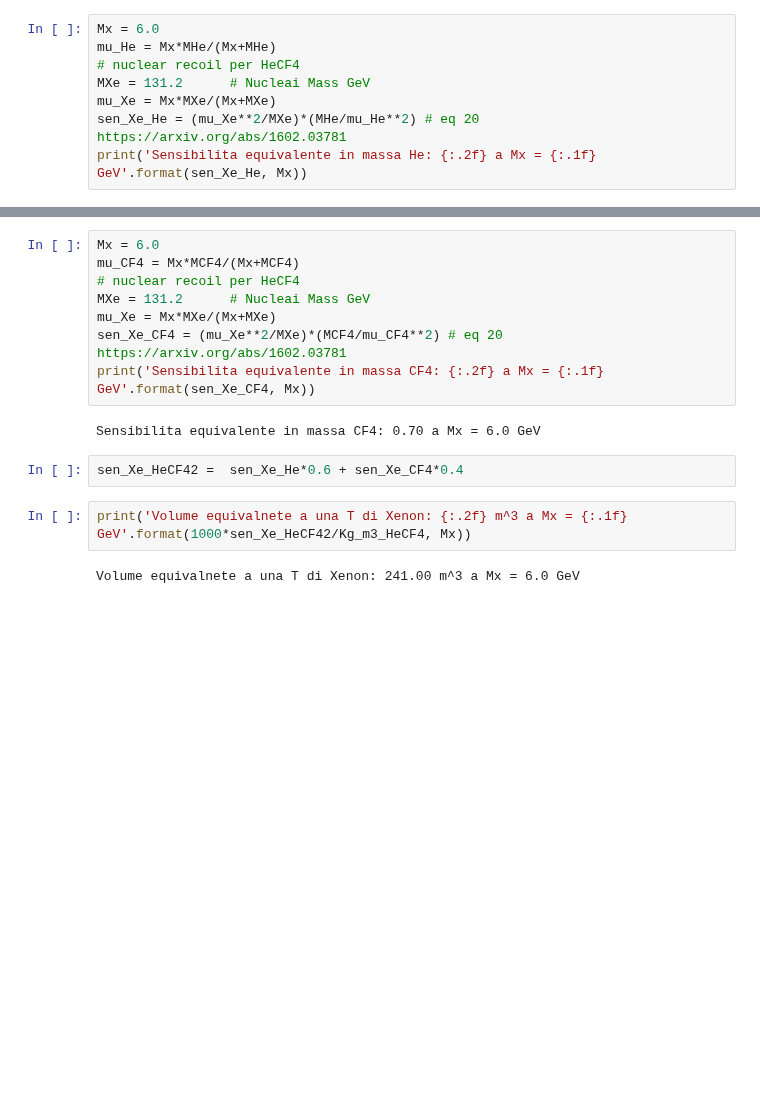
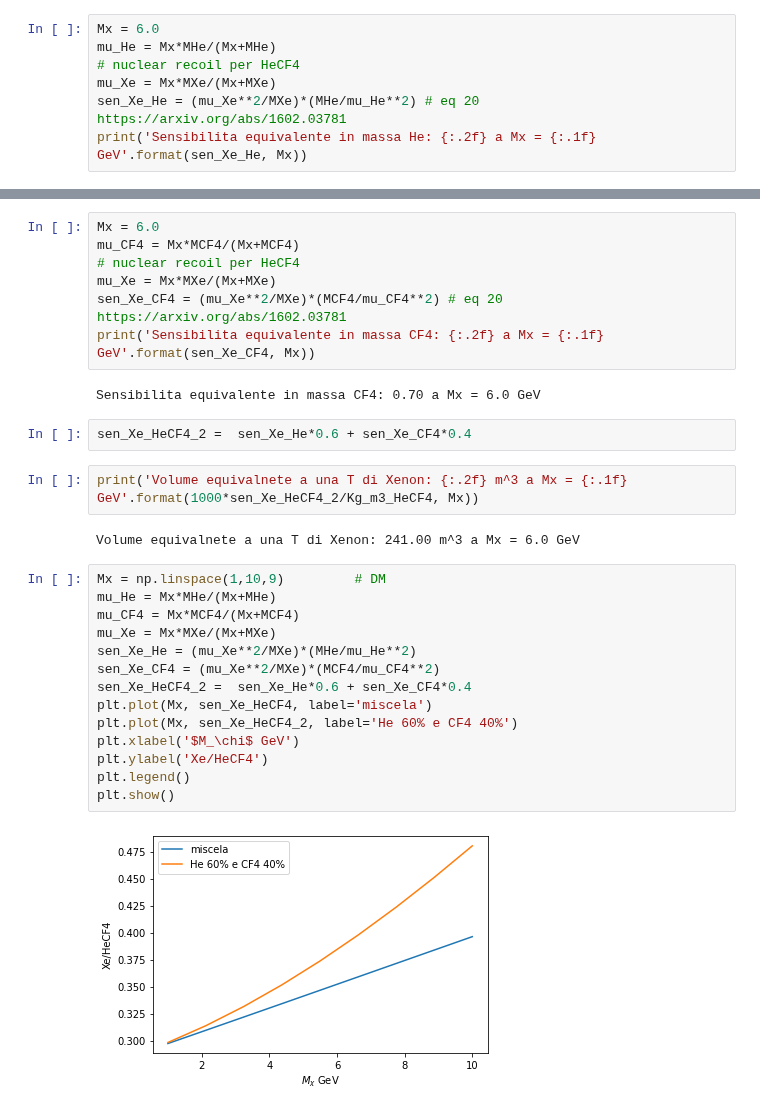
Before and after one commit to gmazzitelli/studenti, a Jupyter notebook: dark_matter.ipynb, the cells around one changed output, grey strips where cells are left out. Saved outputs shown, nothing was run; the diff lists cells and outputs as text; blank space fills up the shorter version.

```diff
--- a/dark_matter.ipynb
+++ b/dark_matter.ipynb
@@ -87,7 +87,6 @@ plt.show()
 Mx = 6.0
 mu_He = Mx*MHe/(Mx+MHe)
 # nuclear recoil per HeCF4
-MXe = 131.2      # Nucleai Mass GeV
 mu_Xe = Mx*MXe/(Mx+MXe)
 sen_Xe_He = (mu_Xe**2/MXe)*(MHe/mu_He**2) # eq 20 https://arxiv.org/abs/1602.03781
 print('Sensibilita equivalente in massa He: {:.2f} a Mx = {:.1f} GeV'.format(sen_Xe_He, Mx))
@@ -97,15 +96,30 @@ Sensibilita equivalente in massa He: 0.17 a Mx = 6.0 GeV
 Mx = 6.0
 mu_CF4 = Mx*MCF4/(Mx+MCF4)
 # nuclear recoil per HeCF4
-MXe = 131.2      # Nucleai Mass GeV
 mu_Xe = Mx*MXe/(Mx+MXe)
 sen_Xe_CF4 = (mu_Xe**2/MXe)*(MCF4/mu_CF4**2) # eq 20 https://arxiv.org/abs/1602.03781
 print('Sensibilita equivalente in massa CF4: {:.2f} a Mx = {:.1f} GeV'.format(sen_Xe_CF4, Mx))
 # %% [output]
 Sensibilita equivalente in massa CF4: 0.70 a Mx = 6.0 GeV
 # %%
-sen_Xe_HeCF42 =  sen_Xe_He*0.6 + sen_Xe_CF4*0.4
+sen_Xe_HeCF4_2 =  sen_Xe_He*0.6 + sen_Xe_CF4*0.4
 # %%
-print('Volume equivalnete a una T di Xenon: {:.2f} m^3 a Mx = {:.1f} GeV'.format(1000*sen_Xe_HeCF42/Kg_m3_HeCF4, Mx))
+print('Volume equivalnete a una T di Xenon: {:.2f} m^3 a Mx = {:.1f} GeV'.format(1000*sen_Xe_HeCF4_2/Kg_m3_HeCF4, Mx))
 # %% [output]
 Volume equivalnete a una T di Xenon: 241.00 m^3 a Mx = 6.0 GeV
+# %%
+Mx = np.linspace(1,10,9)         # DM
+mu_He = Mx*MHe/(Mx+MHe)
+mu_CF4 = Mx*MCF4/(Mx+MCF4)
+mu_Xe = Mx*MXe/(Mx+MXe)
+sen_Xe_He = (mu_Xe**2/MXe)*(MHe/mu_He**2)
+sen_Xe_CF4 = (mu_Xe**2/MXe)*(MCF4/mu_CF4**2)
+sen_Xe_HeCF4_2 =  sen_Xe_He*0.6 + sen_Xe_CF4*0.4
+plt.plot(Mx, sen_Xe_HeCF4, label='miscela')
+plt.plot(Mx, sen_Xe_HeCF4_2, label='He 60% e CF4 40%')
+plt.xlabel('$M_\chi$ GeV')
+plt.ylabel('Xe/HeCF4')
+plt.legend()
+plt.show()
+# %% [output]
+[figure, added]
```
